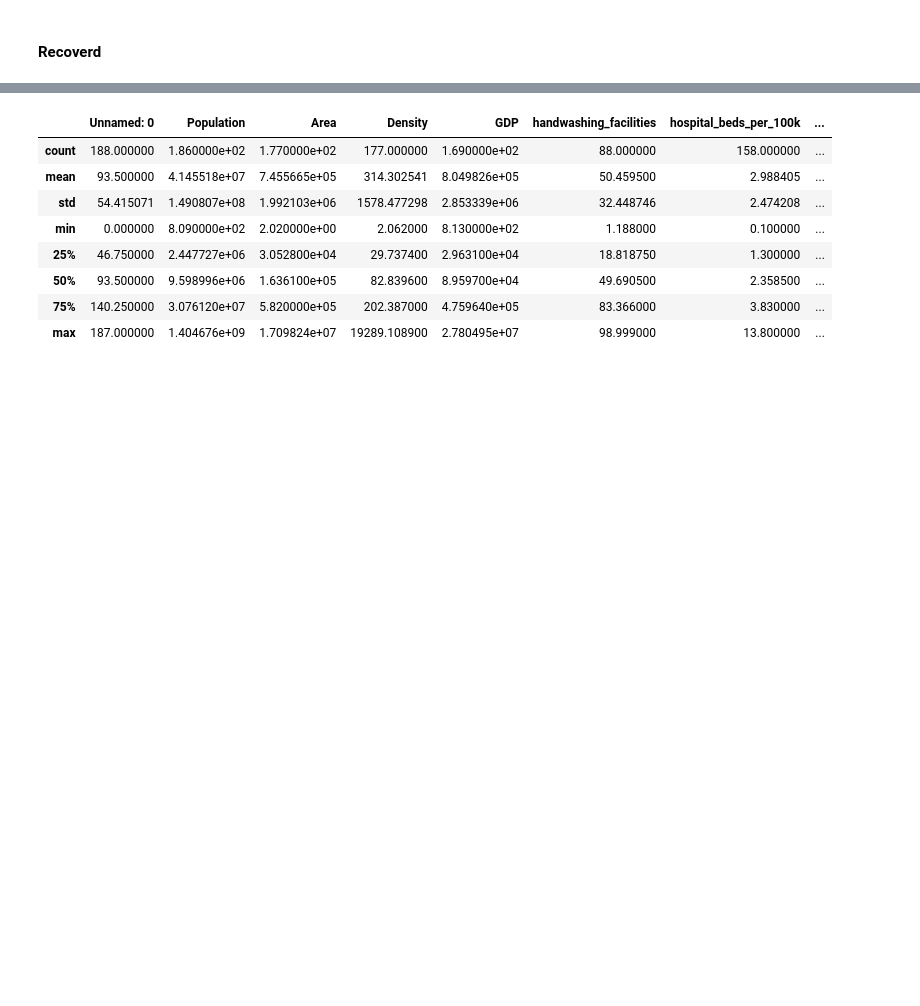
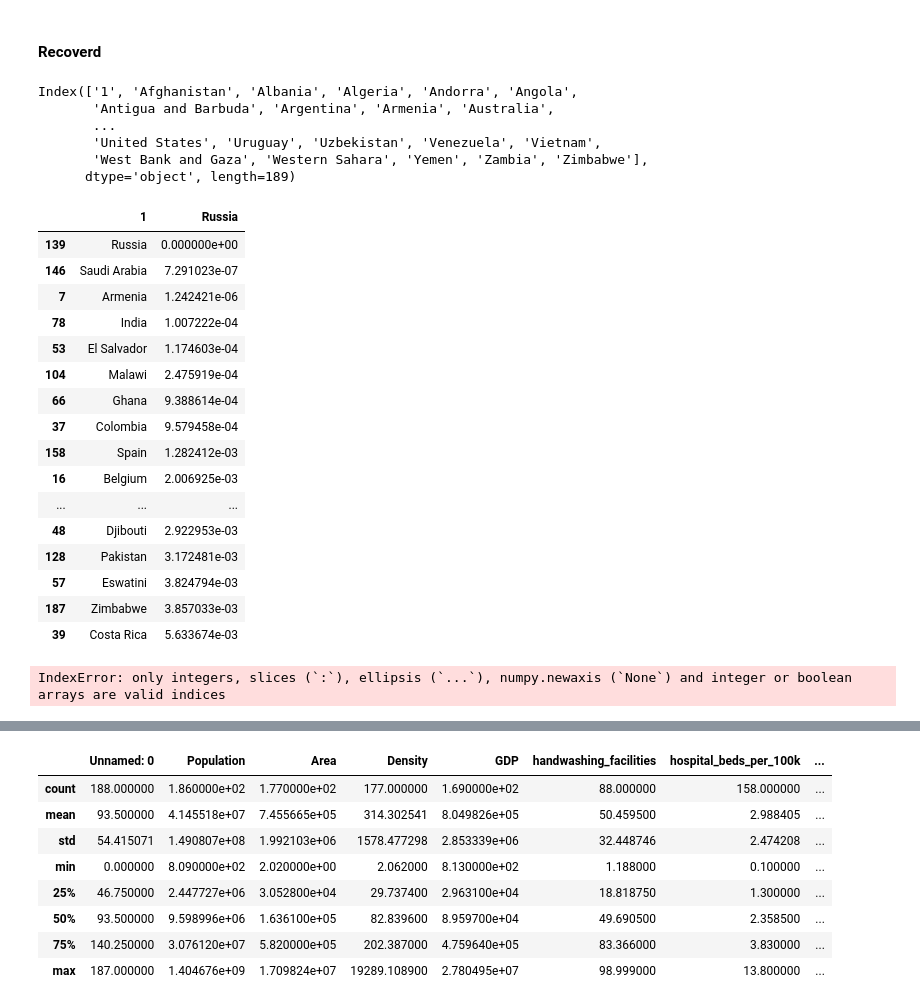
Before and after one commit to ChernovAndrey/Network-Science-Project-2, a Jupyter notebook: view_statistics_confirmed.ipynb, the cells around one changed output, grey strips where cells are left out. Saved outputs shown, nothing was run; the diff lists cells and outputs as text; code cells hidden in the pictures; blank space fills up the shorter version.

Commit message:
add coint

```diff
--- a/view_statistics_confirmed.ipynb
+++ b/view_statistics_confirmed.ipynb
@@ -7,3 +7,34 @@ import matplotlib.pyplot as plt
 from IPython.core.display import HTML
 # %% [markdown]
 #### Recoverd
+# %%
+recov_coint = pd.read_csv('coint_table_confirmed.csv')
+# %%
+recov_coint.columns
+# %% [output]
+Index(['1', 'Afghanistan', 'Albania', 'Algeria', 'Andorra', 'Angola',
+       'Antigua and Barbuda', 'Argentina', 'Armenia', 'Australia',
+       ...
+       'United States', 'Uruguay', 'Uzbekistan', 'Venezuela', 'Vietnam',
+       'West Bank and Gaza', 'Western Sahara', 'Yemen', 'Zambia', 'Zimbabwe'],
+      dtype='object', length=189)
+# %%
+recov_coint[['1','Russia']].sort_values('Russia', ascending=True)[:20]
+# %% [output]
+|  | 1 | Russia |
+| 139 | Russia | 0.000000e+00 |
+| 146 | Saudi Arabia | 7.291023e-07 |
+| 7 | Armenia | 1.242421e-06 |
+| 78 | India | 1.007222e-04 |
+| 53 | El Salvador | 1.174603e-04 |
+| 104 | Malawi | 2.475919e-04 |
+| 66 | Ghana | 9.388614e-04 |
+| 37 | Colombia | 9.579458e-04 |
+| 158 | Spain | 1.282412e-03 |
+| 16 | Belgium | 2.006925e-03 |
+| ... | ... | ... |
+| 48 | Djibouti | 2.922953e-03 |
+| 128 | Pakistan | 3.172481e-03 |
+| 57 | Eswatini | 3.824794e-03 |
+| 187 | Zimbabwe | 3.857033e-03 |
+| 39 | Costa Rica | 5.633674e-03 |
@@ -10,3 +47,8 @@ from IPython.core.display import HTML
+# %%
+sa = pd.read_csv('confirmed.csv')
+sa = russia[russia['Country'] == 'Saudi Arabia']
+# %% [output]
+IndexError: only integers, slices (`:`), ellipsis (`...`), numpy.newaxis (`None`) and integer or boolean arrays are valid indices
 # %%
 recov_coint = pd.read_csv('coint_table_recoverd.csv')
 display(HTML(recov_coint.to_html()))
```
Also changed, not shown: parts of 2 cells of this notebook, 9 other files.
